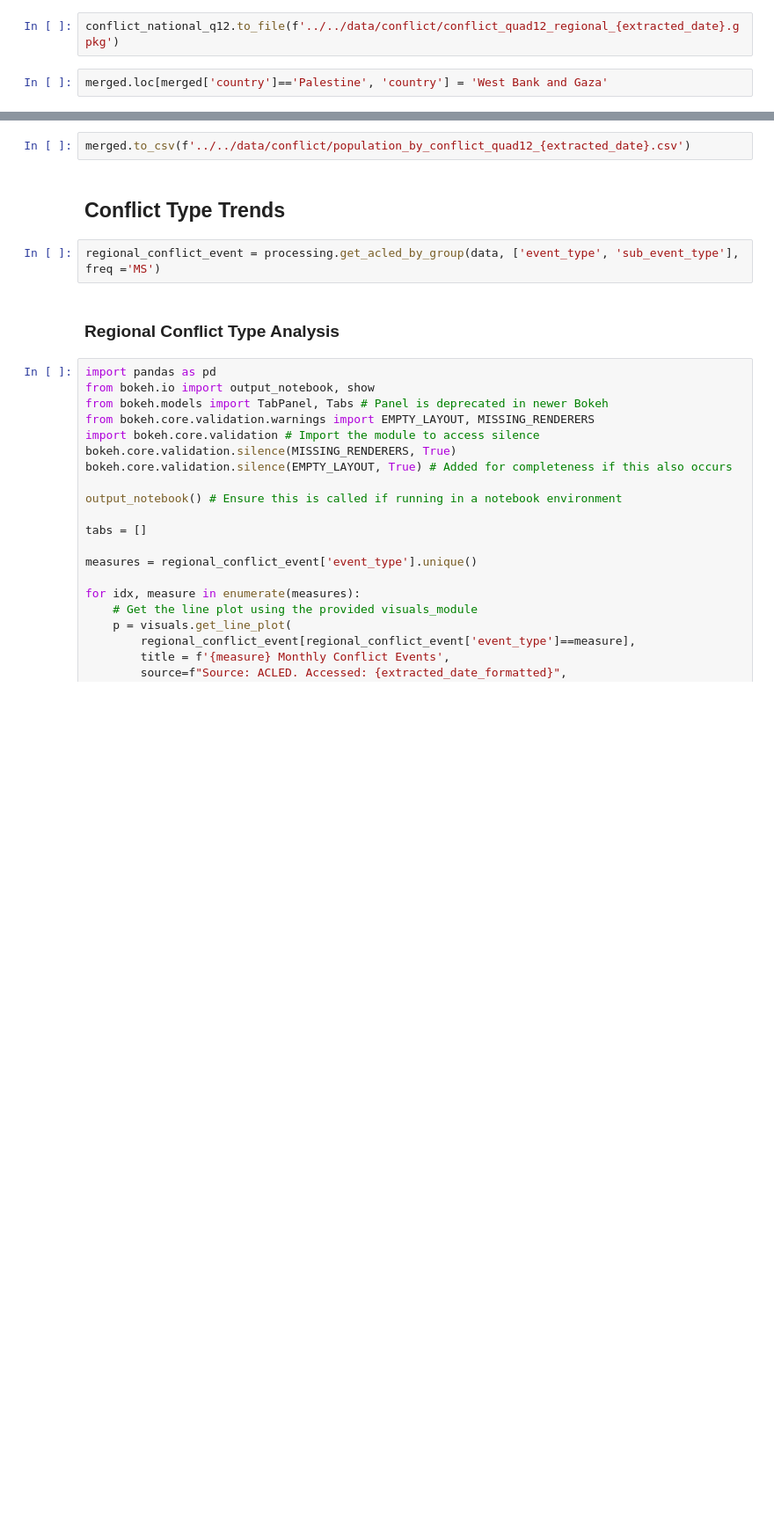
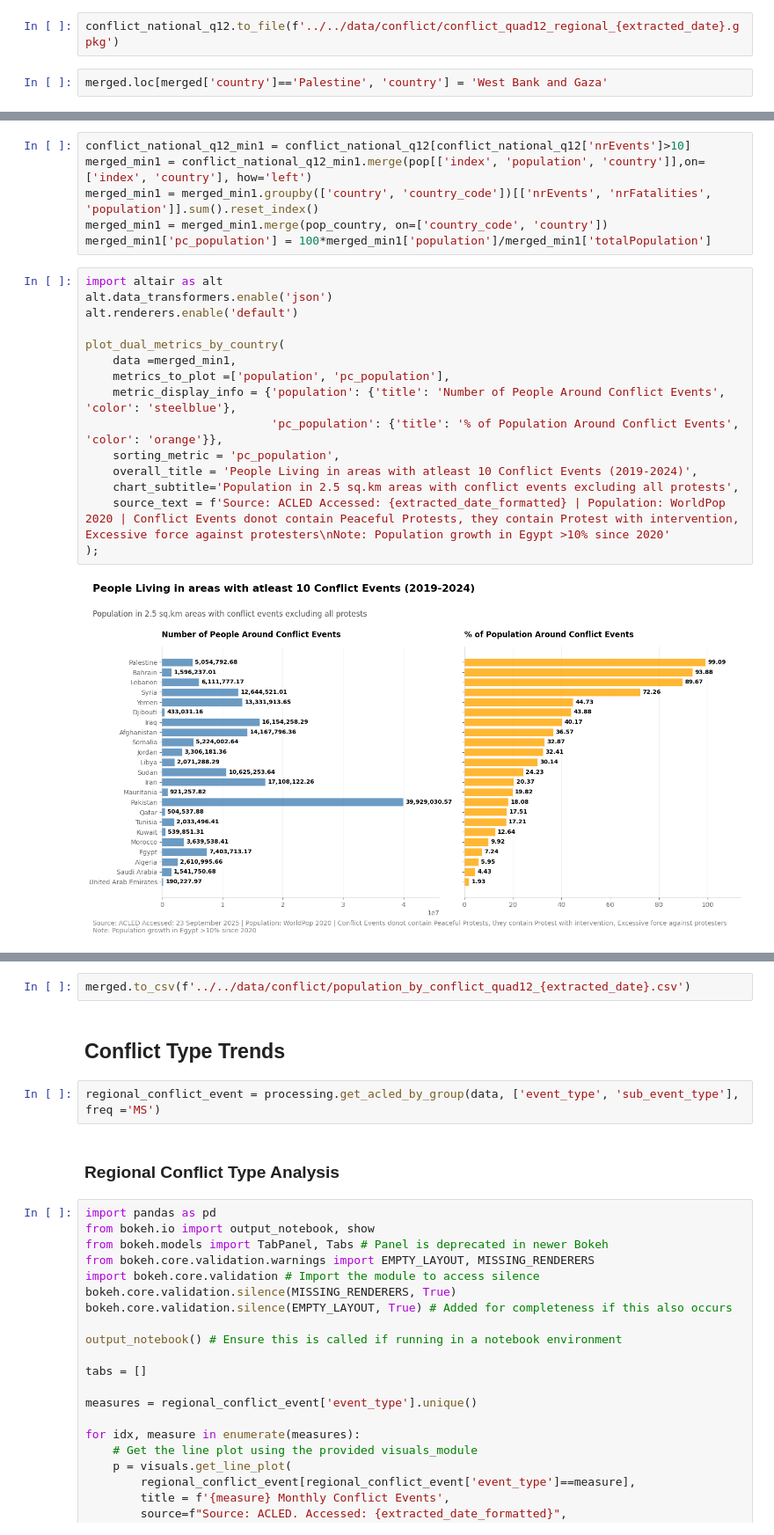
Before and after one commit to worldbank/MENA-FCV-economic-monitor, a Jupyter notebook: notebooks/conflict/acled.ipynb, the cells around one changed output, grey strips where cells are left out. Shown at 88% size. Drawn from its saved outputs; the diff is of its cells as text; blank space fills up the shorter version.

```diff
--- a/notebooks/conflict/acled.ipynb
+++ b/notebooks/conflict/acled.ipynb
@@ -432,0 +478,23 @@ The high affected population in Palestine could be because the WorldPop dataset
+# %%
+conflict_national_q12_min1 = conflict_national_q12[conflict_national_q12['nrEvents']>10]
+merged_min1 = conflict_national_q12_min1.merge(pop[['index', 'population', 'country']],on=['index', 'country'], how='left')
+merged_min1 = merged_min1.groupby(['country', 'country_code'])[['nrEvents', 'nrFatalities', 'population']].sum().reset_index()
+merged_min1 = merged_min1.merge(pop_country, on=['country_code', 'country'])
+merged_min1['pc_population'] = 100*merged_min1['population']/merged_min1['totalPopulation']
+# %%
+import altair as alt
+alt.data_transformers.enable('json')
+alt.renderers.enable('default')
+
+plot_dual_metrics_by_country(
+    data =merged_min1,
+    metrics_to_plot =['population', 'pc_population'],
+    metric_display_info = {'population': {'title': 'Number of People Around Conflict Events', 'color': 'steelblue'},
+                           'pc_population': {'title': '% of Population Around Conflict Events', 'color': 'orange'}},
+    sorting_metric = 'pc_population',
+    overall_title = 'People Living in areas with atleast 10 Conflict Events (2019-2024)',
+    chart_subtitle='Population in 2.5 sq.km areas with conflict events excluding all protests',
+    source_text = f'Source: ACLED Accessed: {extracted_date_formatted} | Population: WorldPop 2020 | Conflict Events donot contain Peaceful Protests, they contain Protest with intervention, Excessive force against protesters\nNote: Population growth in Egypt >10% since 2020'
+);
+# %% [output]
+[figure, added]
```
Also changed, not shown: parts of 20 cells of this notebook, 1 other file.
